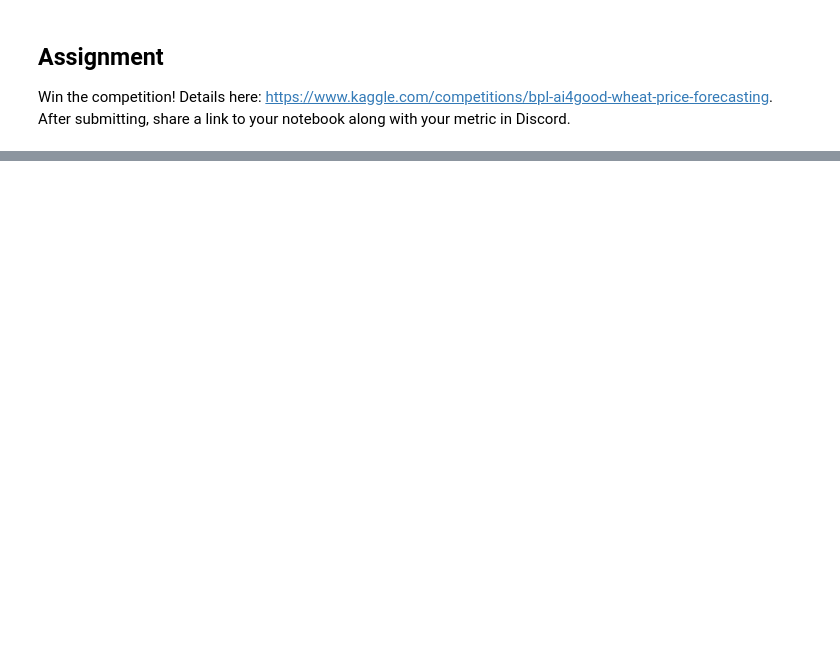
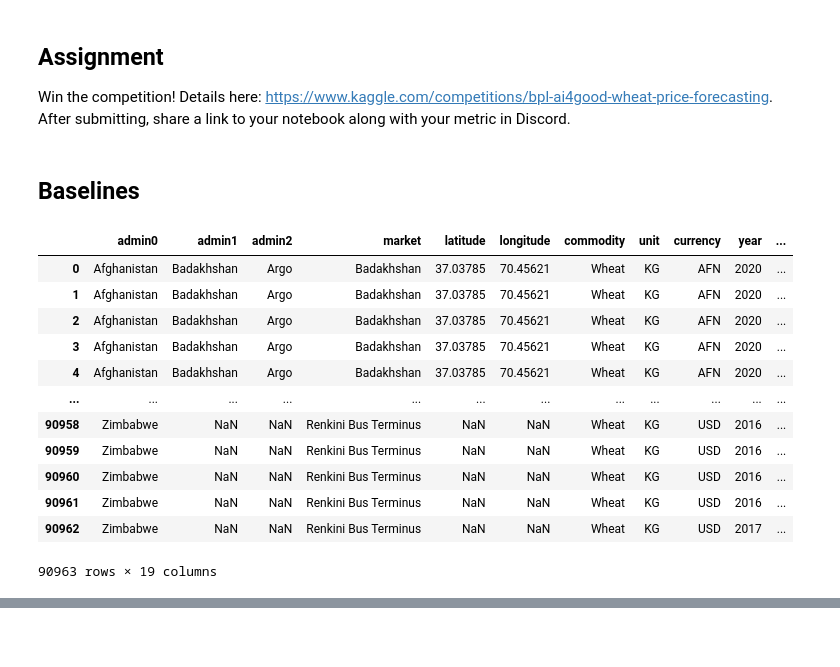
Before and after one commit to Better-Planet-Laboratory/ai4good, a Jupyter notebook: Notebooks/wk9/wheat-shock.ipynb, the cells around one changed output, grey strips where cells are left out. Saved outputs shown, nothing was run; the diff lists cells and outputs as text; code cells hidden in the pictures; blank space fills up the shorter version.

Commit message:
Create a baseline for week 9 wheat forecasting.

```diff
--- a/Notebooks/wk9/wheat-shock.ipynb
+++ b/Notebooks/wk9/wheat-shock.ipynb
@@ -87,3 +83,24 @@ gdf.explore()
 # %% [markdown]
 ## Assignment
 Win the competition! Details here: https://www.kaggle.com/competitions/bpl-ai4good-wheat-price-forecasting. After submitting, share a link to your notebook along with your metric in Discord.
+# %% [markdown]
+## Baselines
+# %%
+# Predict the price of wheat to equal the latest price at the given market or country
+df = pd.read_csv('data/train.csv')
+
+df
+# %% [output]
+|  | admin0 | admin1 | admin2 | market | latitude | longitude | commodity | unit | currency | year | ... |
+| 0 | Afghanistan | Badakhshan | Argo | Badakhshan | 37.03785 | 70.45621 | Wheat | KG | AFN | 2020 | ... |
+| 1 | Afghanistan | Badakhshan | Argo | Badakhshan | 37.03785 | 70.45621 | Wheat | KG | AFN | 2020 | ... |
+| 2 | Afghanistan | Badakhshan | Argo | Badakhshan | 37.03785 | 70.45621 | Wheat | KG | AFN | 2020 | ... |
+| 3 | Afghanistan | Badakhshan | Argo | Badakhshan | 37.03785 | 70.45621 | Wheat | KG | AFN | 2020 | ... |
+| 4 | Afghanistan | Badakhshan | Argo | Badakhshan | 37.03785 | 70.45621 | Wheat | KG | AFN | 2020 | ... |
+| ... | ... | ... | ... | ... | ... | ... | ... | ... | ... | ... | ... |
+| 90958 | Zimbabwe | NaN | NaN | Renkini Bus Terminus | NaN | NaN | Wheat | KG | USD | 2016 | ... |
+| 90959 | Zimbabwe | NaN | NaN | Renkini Bus Terminus | NaN | NaN | Wheat | KG | USD | 2016 | ... |
+| 90960 | Zimbabwe | NaN | NaN | Renkini Bus Terminus | NaN | NaN | Wheat | KG | USD | 2016 | ... |
+| 90961 | Zimbabwe | NaN | NaN | Renkini Bus Terminus | NaN | NaN | Wheat | KG | USD | 2016 | ... |
+| 90962 | Zimbabwe | NaN | NaN | Renkini Bus Terminus | NaN | NaN | Wheat | KG | USD | 2017 | ... |
+90963 rows × 19 columns
```
Also changed, not shown: parts of 4 cells of this notebook.
